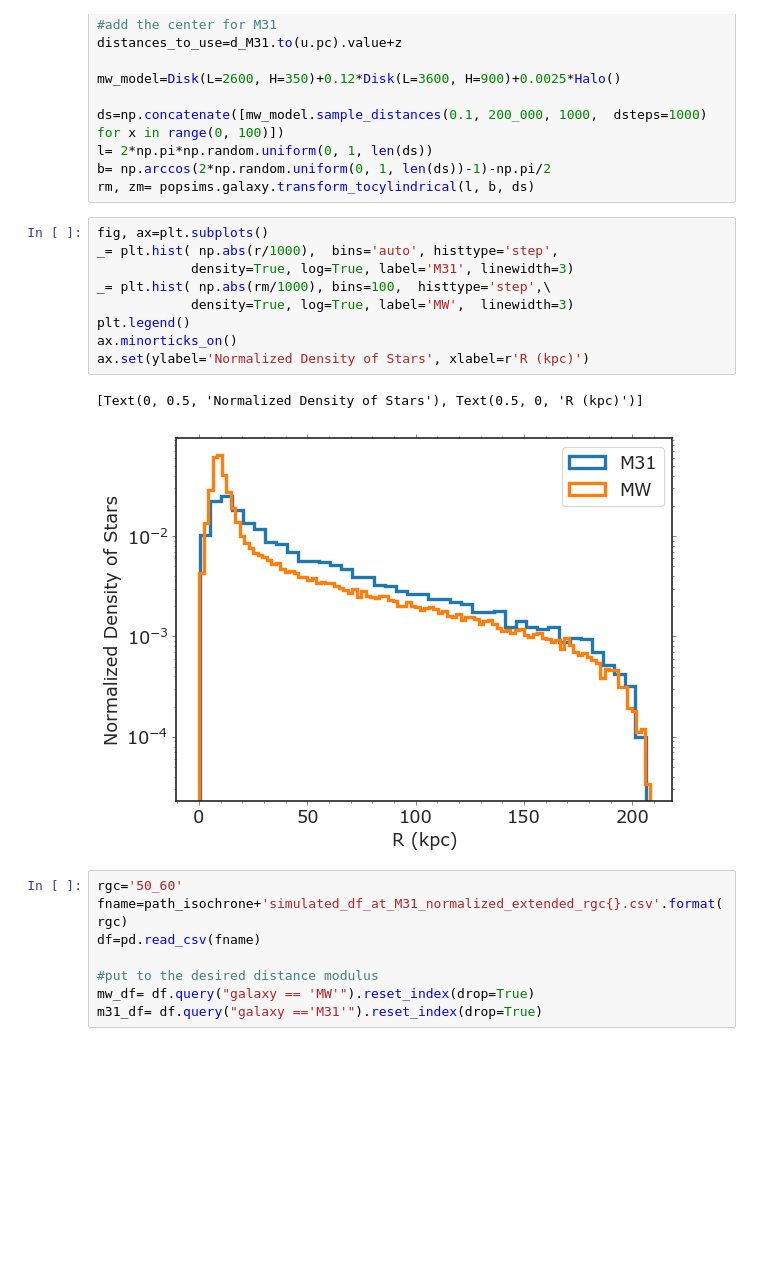
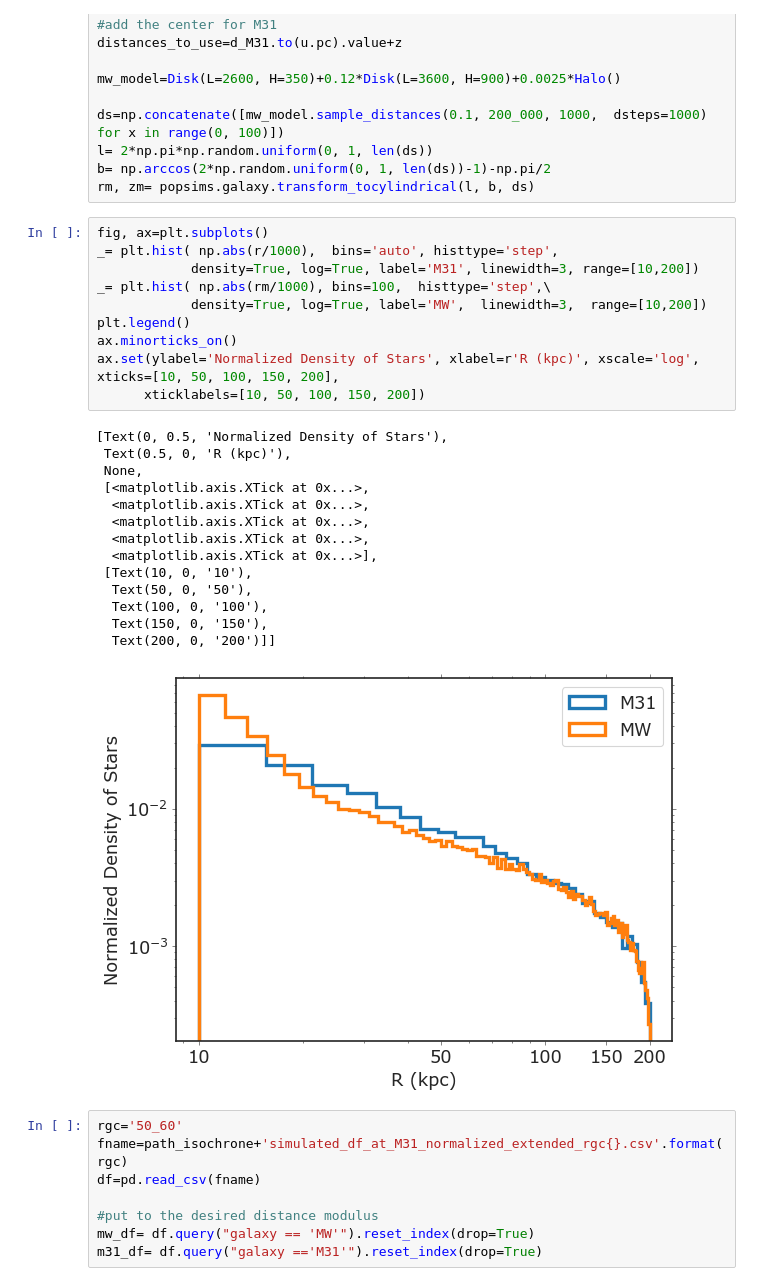
Before and after one commit to caganze/stellarstreams, a Jupyter notebook: notebooks/Visualize MW and M31 Stars.ipynb, the cells around one changed output. Drawn from its saved outputs; the diff is of its cells as text; blank space fills up the shorter version.

```diff
--- a/notebooks/Visualize MW and M31 Stars.ipynb
+++ b/notebooks/Visualize MW and M31 Stars.ipynb
@@ -89,15 +91,28 @@ rm, zm= popsims.galaxy.transform_tocylindrical(l, b, ds)
 # %%
 fig, ax=plt.subplots()
 _= plt.hist( np.abs(r/1000),  bins='auto', histtype='step',
-            density=True, log=True, label='M31', linewidth=3)
+            density=True, log=True, label='M31', linewidth=3, range=[10,200])
 _= plt.hist( np.abs(rm/1000), bins=100,  histtype='step',\
-            density=True, log=True, label='MW',  linewidth=3)
+            density=True, log=True, label='MW',  linewidth=3,  range=[10,200])
 plt.legend()
 ax.minorticks_on()
-ax.set(ylabel='Normalized Density of Stars', xlabel=r'R (kpc)')
+ax.set(ylabel='Normalized Density of Stars', xlabel=r'R (kpc)', xscale='log', xticks=[10, 50, 100, 150, 200],
+      xticklabels=[10, 50, 100, 150, 200])
 # %% [output]
-[Text(0, 0.5, 'Normalized Density of Stars'), Text(0.5, 0, 'R (kpc)')]
+[Text(0, 0.5, 'Normalized Density of Stars'),
+ Text(0.5, 0, 'R (kpc)'),
+ None,
+ [<matplotlib.axis.XTick at 0x...>,
+  <matplotlib.axis.XTick at 0x...>,
+  <matplotlib.axis.XTick at 0x...>,
+  <matplotlib.axis.XTick at 0x...>,
+  <matplotlib.axis.XTick at 0x...>],
+ [Text(10, 0, '10'),
+  Text(50, 0, '50'),
+  Text(100, 0, '100'),
+  Text(150, 0, '150'),
+  Text(200, 0, '200')]]
-[figure, old version]
+[figure, new version]
 # %%
 rgc='50_60'
 fname=path_isochrone+'simulated_df_at_M31_normalized_extended_rgc{}.csv'.format(rgc)
```
Also changed, not shown: parts of 2 cells of this notebook, 6 other files.
